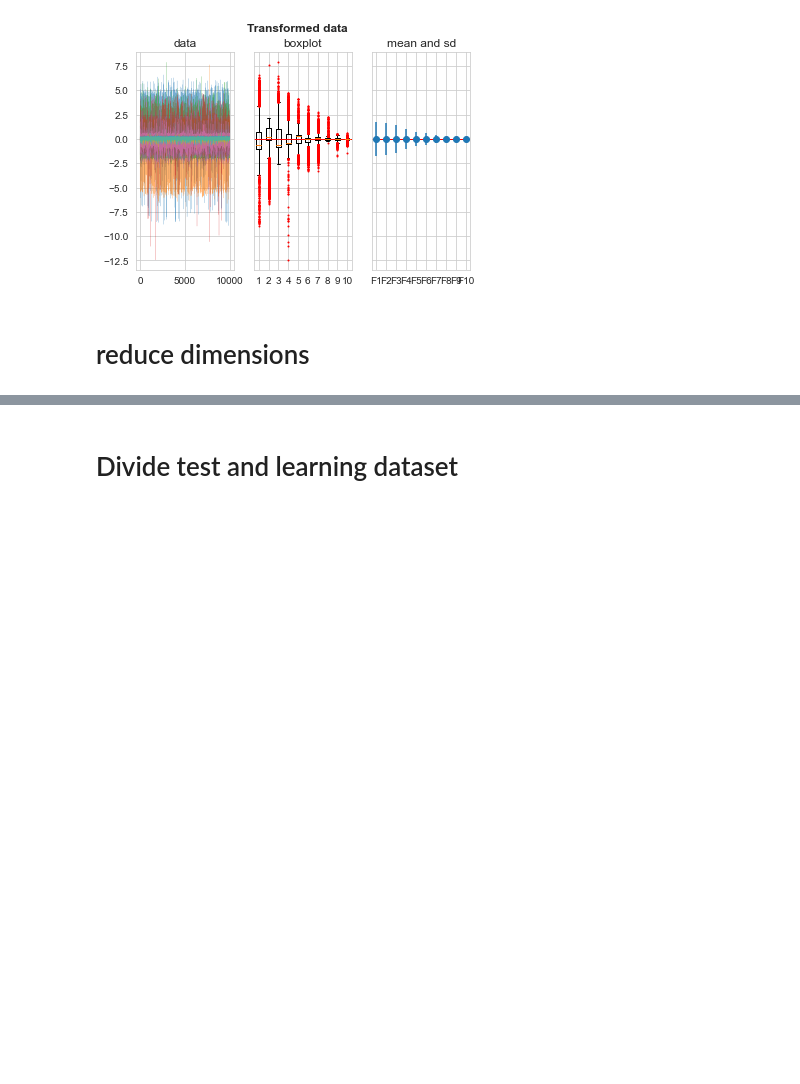
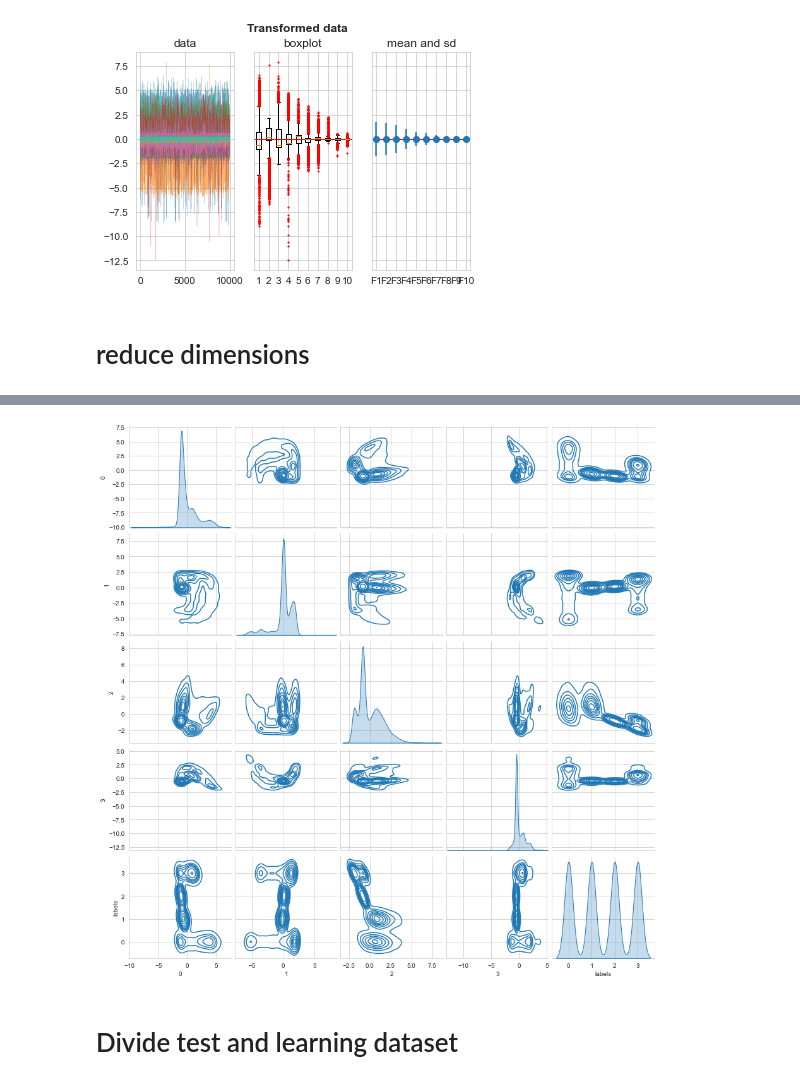
Before and after one commit to ansuini/dottorato_AI_area, a Jupyter notebook: Ex2/ex2.ipynb, the cells around one changed output, grey strips where cells are left out. Cells and saved outputs as stored; diff of their text form; code cells hidden in the pictures; blank space fills up the shorter version.

```diff
--- a/Ex2/ex2.ipynb
+++ b/Ex2/ex2.ipynb
@@ -216,3 +213,11 @@ plt.show()
+# %%
+sns.set_style("whitegrid")
+sns.pairplot(X_pc_df,hue='labels', kind='kde')
+plt.show()
+
+##https://seaborn.pydata.org/generated/seaborn.pairplot.html
+# %% [output]
+[figure, added]
 # %% [markdown]
 # Divide test and learning dataset
 # %%
```
Also changed, not shown: parts of 8 cells of this notebook.
